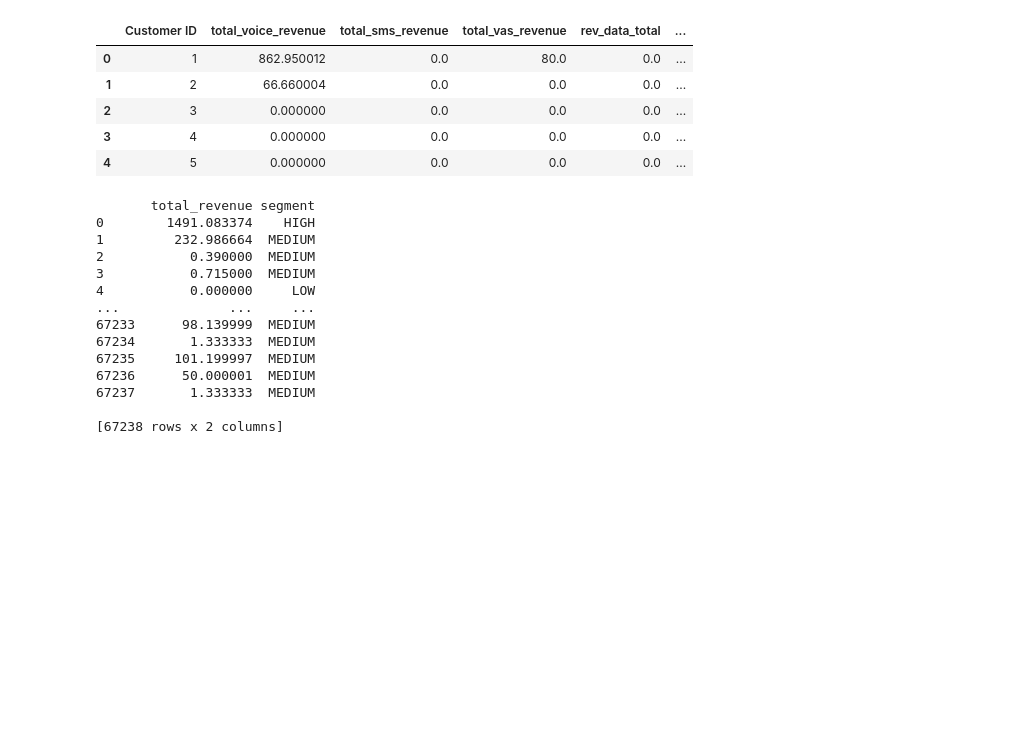
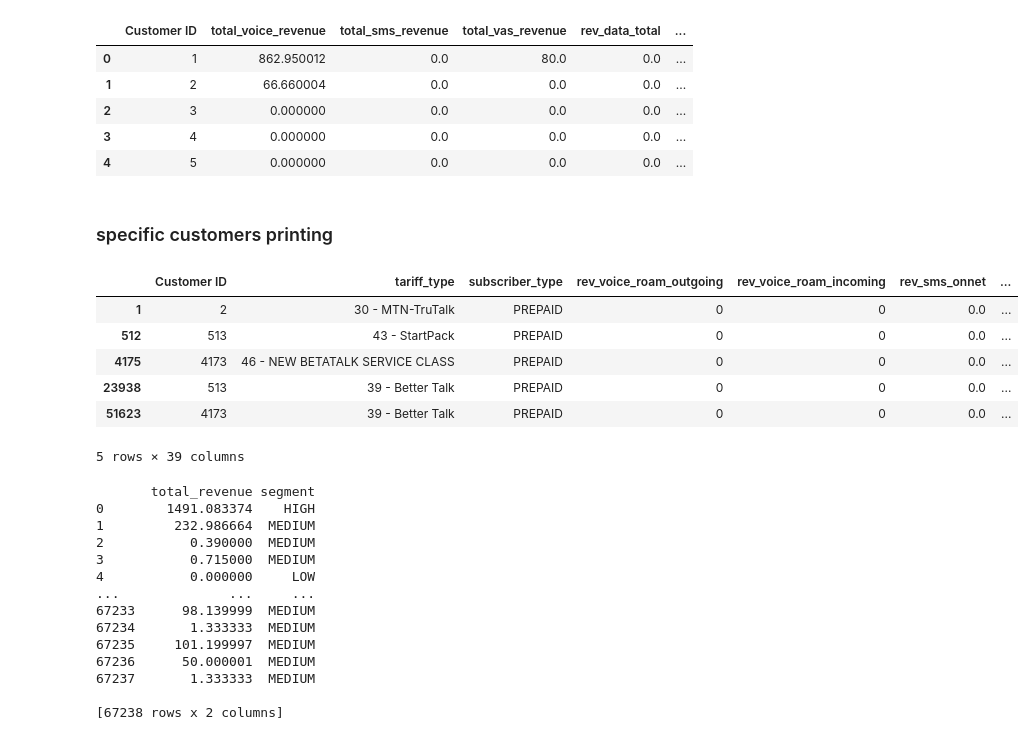
Before and after one commit to twahih/MTN_CHURN, a Jupyter notebook: eda-and-modeling.ipynb, the cells around one changed output. Drawn from its saved outputs; the diff is of its cells as text; code cells hidden in the pictures; blank space fills up the shorter version.

Commit message:
specific customers

```diff
--- a/eda-and-modeling.ipynb
+++ b/eda-and-modeling.ipynb
@@ -288,6 +288,27 @@ cols_to_remove = [
 ]
 
 df.drop(columns=cols_to_remove, inplace=True)
+# %% [markdown]
+### specific customers printing
+# %%
+# Sample code to filter and print data for specific customer IDs
+
+# Define the list of customer IDs you want to filter
+customer_ids = [2, 513, 4173]
+
+# Assuming 'customerId' is the column with the customer ID information
+filtered_df = df[df['Customer ID'].isin(customer_ids)]
+
+# Display the filtered data
+filtered_df
+# %% [output]
+|  | Customer ID | tariff_type | subscriber_type | rev_voice_roam_outgoing | rev_voice_roam_incoming | rev_sms_onnet | ... |
+| 1 | 2 | 30 - MTN-TruTalk | PREPAID | 0 | 0 | 0.0 | ... |
+| 512 | 513 | 43 - StartPack | PREPAID | 0 | 0 | 0.0 | ... |
+| 4175 | 4173 | 46 - NEW BETATALK SERVICE CLASS | PREPAID | 0 | 0 | 0.0 | ... |
+| 23938 | 513 | 39 - Better Talk | PREPAID | 0 | 0 | 0.0 | ... |
+| 51623 | 4173 | 39 - Better Talk | PREPAID | 0 | 0 | 0.0 | ... |
+5 rows × 39 columns
 # %%
 # Calculate quantiles for segmenting
 low_threshold = df['total_revenue'].quantile(0.50)
```
Also changed, not shown: parts of 3 cells of this notebook, 1 other file.
